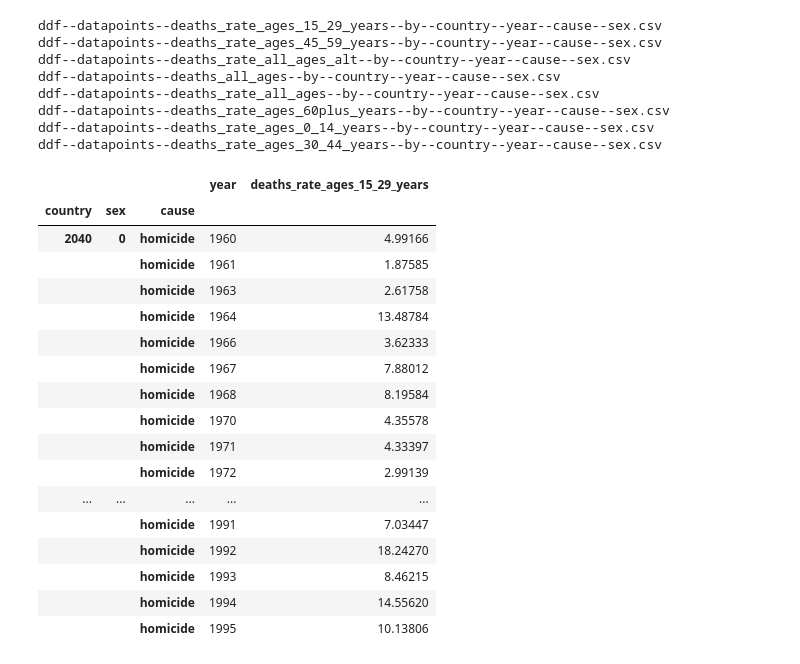
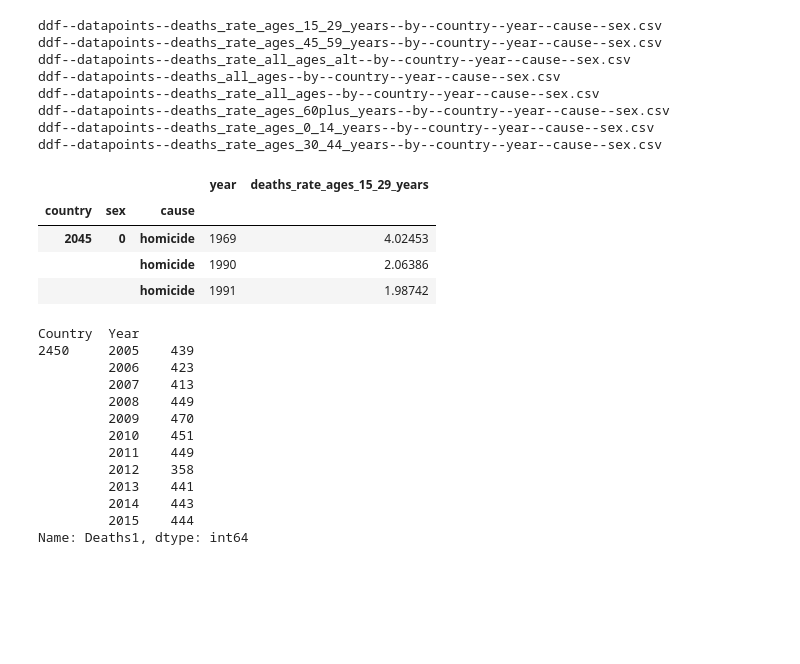
Before and after one commit to open-numbers/ddf--who--violence_injury_prevention, a Jupyter notebook: etl/notebooks/Double Check.ipynb, the cells around one changed output. Saved outputs shown, nothing was run; the diff lists cells and outputs as text; code cells hidden in the pictures; blank space fills up the shorter version.

```diff
--- a/etl/notebooks/Double Check.ipynb
+++ b/etl/notebooks/Double Check.ipynb
@@ -23,26 +25,13 @@ df = pd.read_csv('../../ddf--datapoints--deaths_rate_ages_15_29_years--by--count
 # %%
 df = df.set_index(['country', 'sex', 'cause'])
 # %%
-df.groupby(level=[0, 1, 2]).get_group((2040, 0, 'homicide'))
+df.groupby(level=[0, 1, 2]).get_group((2045, 0, 'homicide'))
 # %% [output]
 |  |  |  | year | deaths_rate_ages_15_29_years |
 | country | sex | cause |  |  |
-| 2040 | 0 | homicide | 1960 | 4.99166 |
-|  |  | homicide | 1961 | 1.87585 |
-|  |  | homicide | 1963 | 2.61758 |
-|  |  | homicide | 1964 | 13.48784 |
-|  |  | homicide | 1966 | 3.62333 |
-|  |  | homicide | 1967 | 7.88012 |
-|  |  | homicide | 1968 | 8.19584 |
-|  |  | homicide | 1970 | 4.35578 |
-|  |  | homicide | 1971 | 4.33397 |
-|  |  | homicide | 1972 | 2.99139 |
-| ... | ... | ... | ... | ... |
-|  |  | homicide | 1991 | 7.03447 |
-|  |  | homicide | 1992 | 18.24270 |
-|  |  | homicide | 1993 | 8.46215 |
-|  |  | homicide | 1994 | 14.55620 |
-|  |  | homicide | 1995 | 10.13806 |
+| 2045 | 0 | homicide | 1969 | 4.02453 |
+|  |  | homicide | 1990 | 2.06386 |
+|  |  | homicide | 1991 | 1.98742 |
 # %%
 for f in os.listdir('../../'):
     if 'datapoints' in f:
@@ -49,0 +53,16 @@ for f in os.listdir('../../'):
+# %%
+data.query("Country == '2450' and Cause in @homicide").groupby(['Country', 'Year'], as_index=True).sum()['Deaths1']
+# %% [output]
+Country  Year
+2450     2005    439
+         2006    423
+         2007    413
+         2008    449
+         2009    470
+         2010    451
+         2011    449
+         2012    358
+         2013    441
+         2014    443
+         2015    444
+Name: Deaths1, dtype: int64
```
Also changed, not shown: parts of 29 cells of this notebook, 11 other files.
